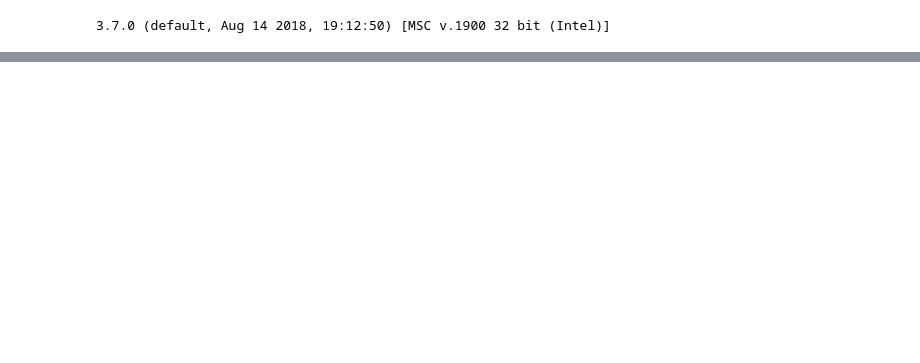
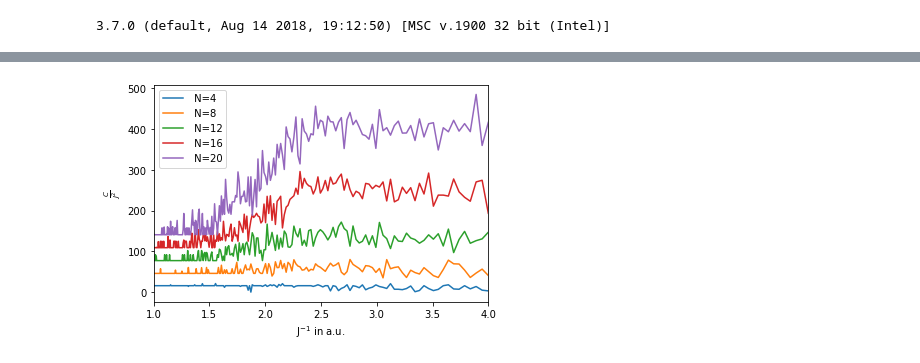
Before and after one commit to MarcelSchindler/Computational-Physics, a Jupyter notebook: exercise-2/J_variation.ipynb, the cells around one changed output, grey strips where cells are left out. Drawn from its saved outputs; the diff is of its cells as text; code cells hidden in the pictures; blank space fills up the shorter version.

```diff
--- a/exercise-2/J_variation.ipynb
+++ b/exercise-2/J_variation.ipynb
@@ -47,0 +114,13 @@ plt.savefig('energie_per_site')
+# %%
+plt.xlim(1,4)
+plt.plot(xin,y14in, label=r" N=4")
+plt.plot(xin,y15in, label=r" N=8")
+plt.plot(xin,y16in, label=r" N=12")
+plt.plot(xin,y17in, label=r" N=16")
+plt.plot(xin,y18in, label=r" N=20")
+plt.xlabel(r'J$^{-1}$ in a.u.')
+plt.ylabel(r'$\frac{C}{J^2}$')
+plt.legend()
+plt.savefig('extra')
+# %% [output]
+[figure, added]
```
Also changed, not shown: parts of 6 cells of this notebook, 13 other files.
